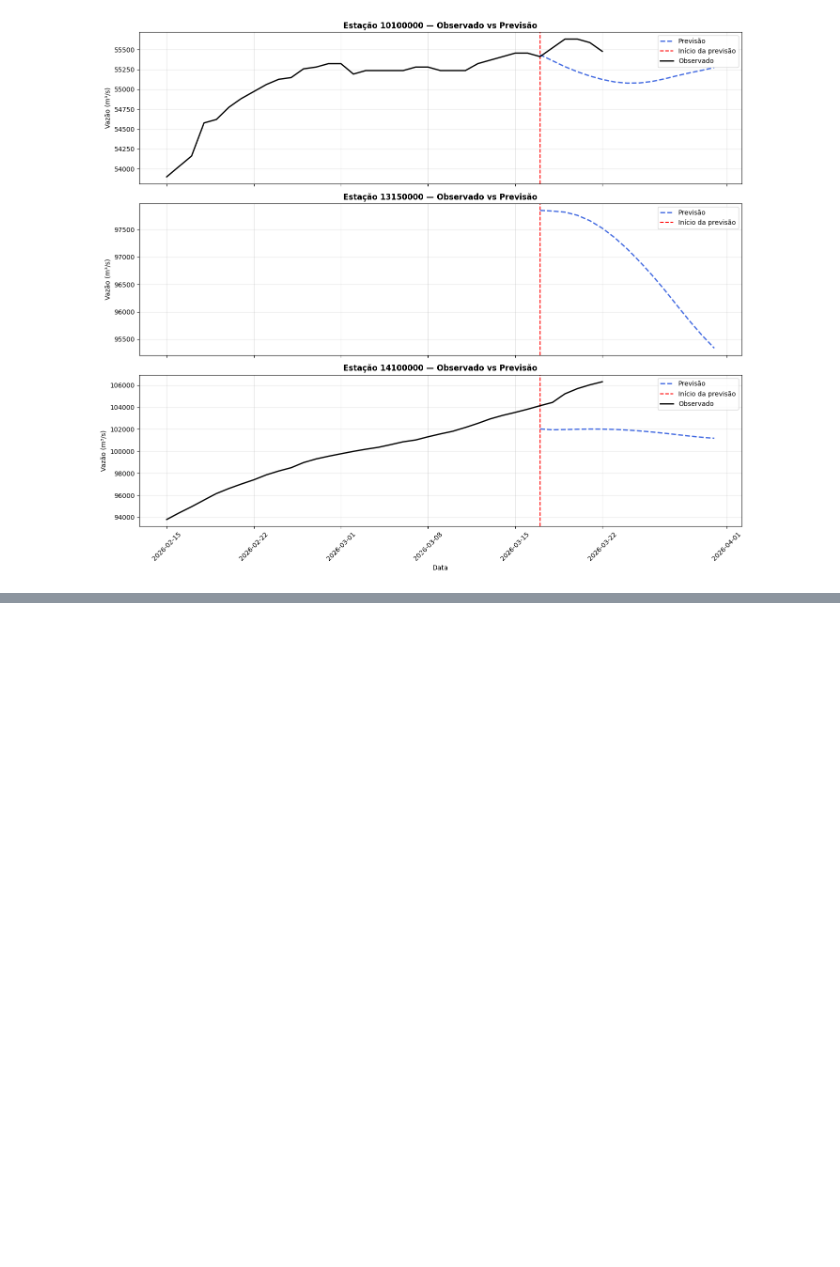
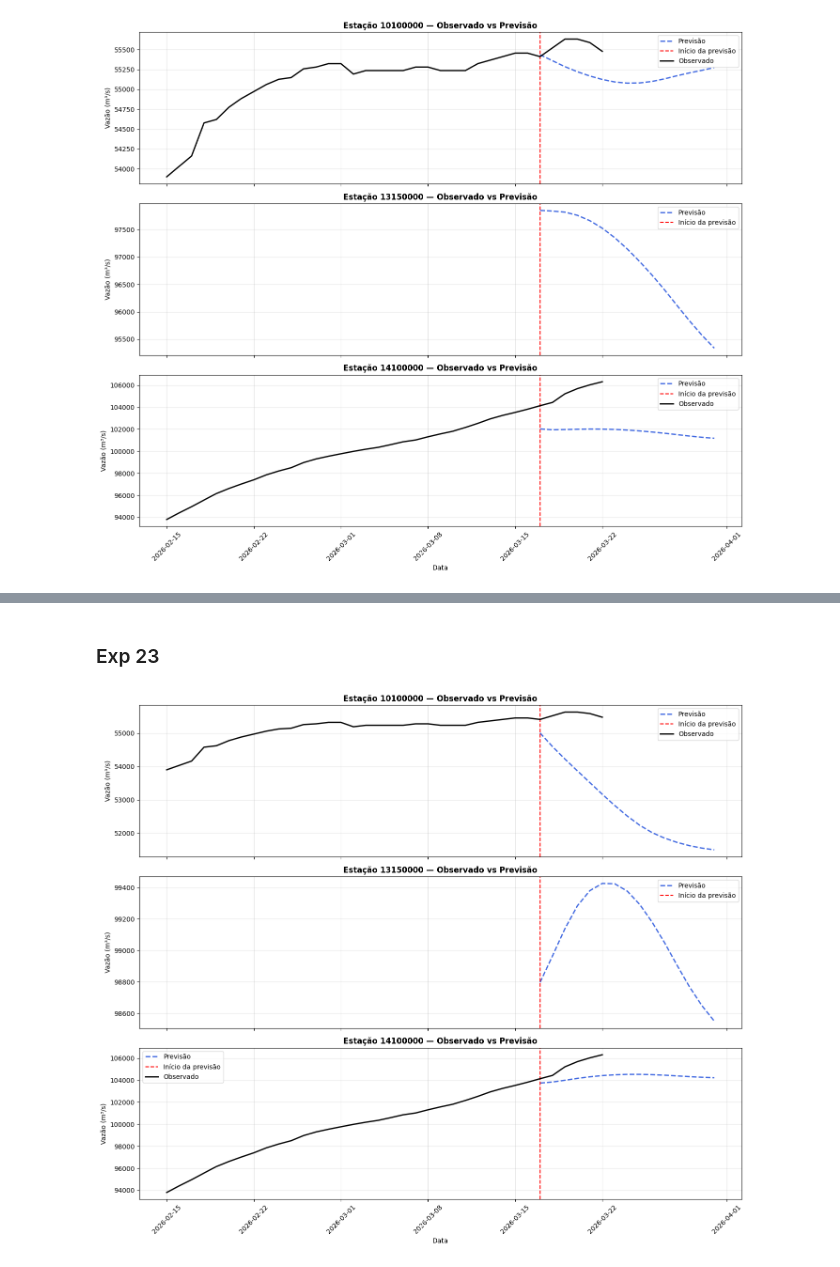
Before and after one commit to emilyamn/LSTM_Model_Amazon_Basins, a Jupyter notebook: notebooks/05_comparing_operational_predictions_observed.ipynb, the cells around one changed output, grey strips where cells are left out. Drawn from its saved outputs; the diff is of its cells as text; code cells hidden in the pictures; blank space fills up the shorter version.

```diff
--- a/notebooks/05_comparing_operational_predictions_observed.ipynb
+++ b/notebooks/05_comparing_operational_predictions_observed.ipynb
@@ -346,0 +354,6 @@ plot_operacional(dados_historicos, previsoes_dict, stations)
+# %% [markdown]
+### Exp 23
+# %%
+plot_operacional(dados_historicos, previsoes_dict, stations)
+# %% [output]
+[figure, added]
```
Also changed, not shown: parts of 12 cells of this notebook.
